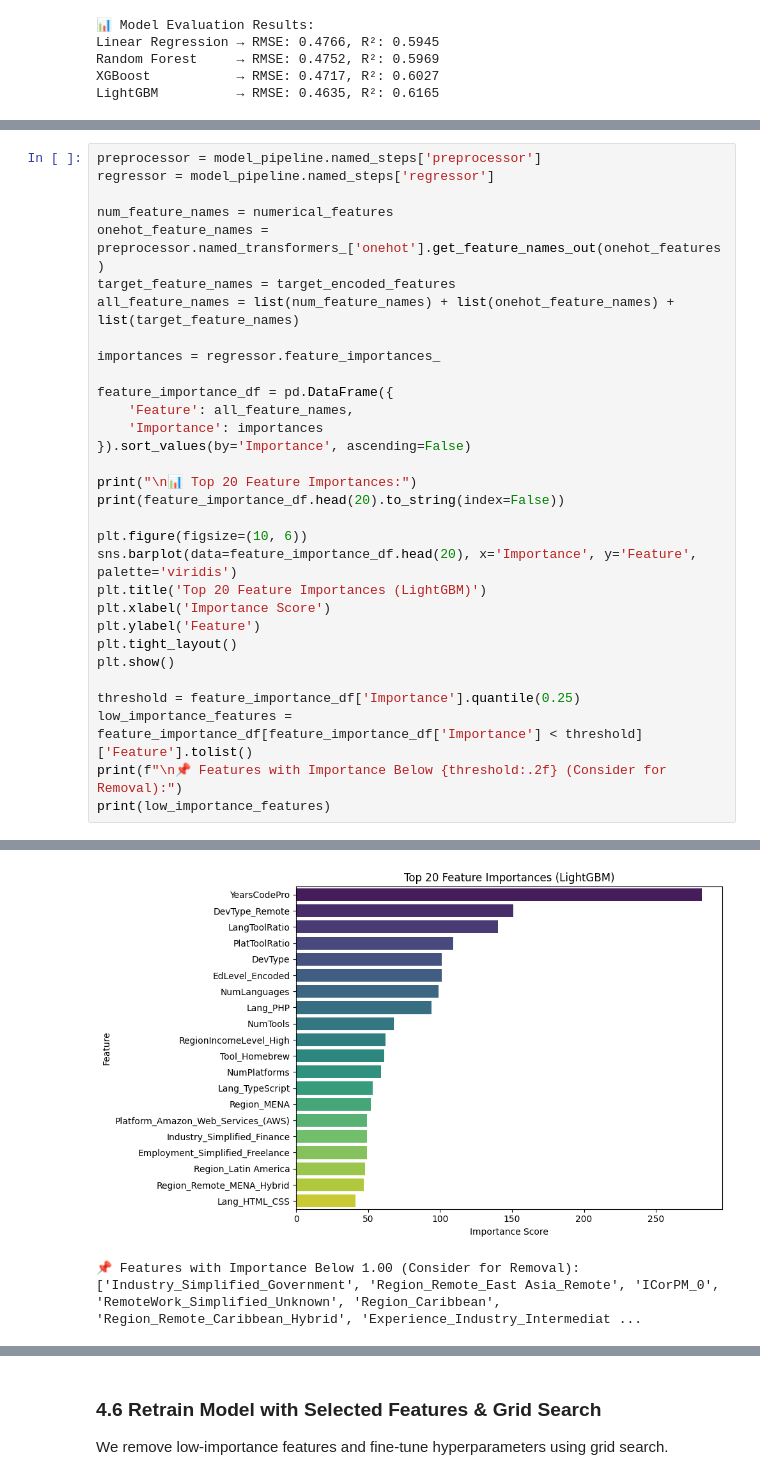
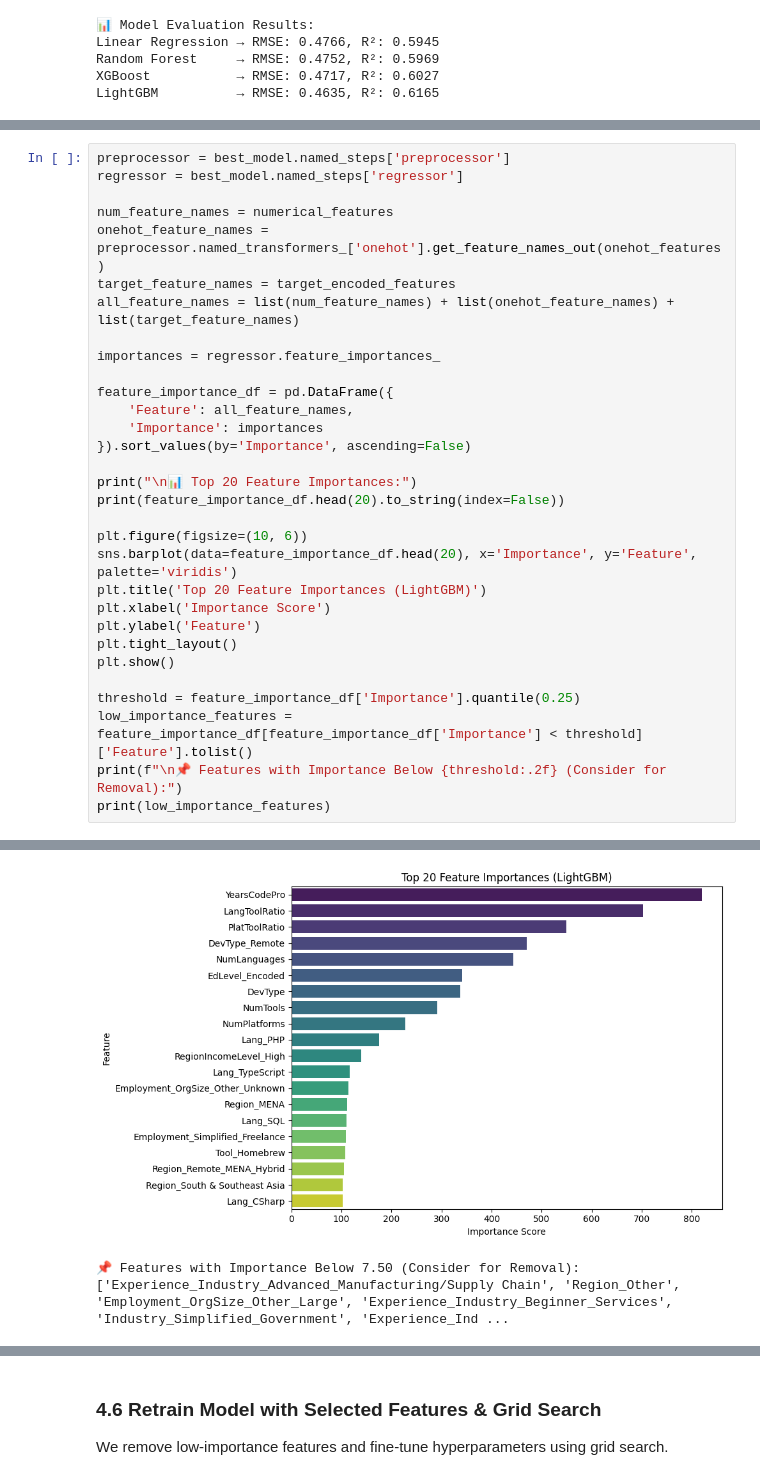
Before and after one commit to Owiti-Charles/Developers-Salary-Predictor, a Jupyter notebook: notebook.ipynb, the cells around one changed output, grey strips where cells are left out. Cells and saved outputs as stored; diff of their text form.

```diff
--- a/notebook.ipynb
+++ b/notebook.ipynb
@@ -1373,8 +1450,8 @@ LightGBM          → RMSE: 0.4635, R²: 0.6165
 
 We inspect which features are driving the model's predictions.
 # %%
-preprocessor = model_pipeline.named_steps['preprocessor']
-regressor = model_pipeline.named_steps['regressor']
+preprocessor = best_model.named_steps['preprocessor']
+regressor = best_model.named_steps['regressor']
 
 num_feature_names = numerical_features
 onehot_feature_names = preprocessor.named_transformers_['onehot'].get_feature_names_out(onehot_features)
@@ -1424,3 +1501,3 @@ print(low_importance_features)
-[figure, old version]
+[figure, new version]
-📌 Features with Importance Below 1.00 (Consider for Removal):
-['Industry_Simplified_Government', 'Region_Remote_East Asia_Remote', 'ICorPM_0', 'RemoteWork_Simplified_Unknown', 'Region_Caribbean', 'Region_Remote_Caribbean_Hybrid', 'Experience_Industry_Intermediat ...
+📌 Features with Importance Below 7.50 (Consider for Removal):
+['Experience_Industry_Advanced_Manufacturing/Supply Chain', 'Region_Other', 'Employment_OrgSize_Other_Large', 'Experience_Industry_Beginner_Services', 'Industry_Simplified_Government', 'Experience_Ind ...
```
Also changed, not shown: parts of 13 cells of this notebook.
